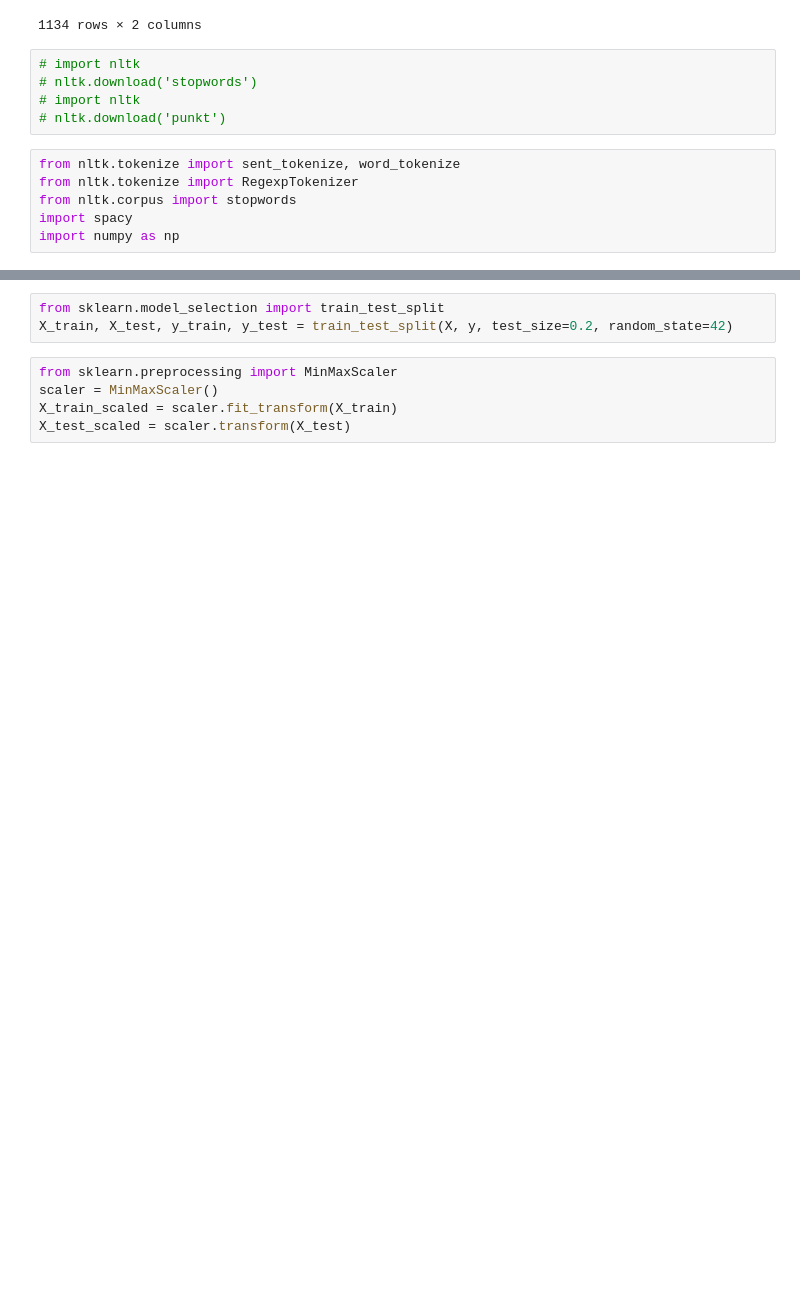
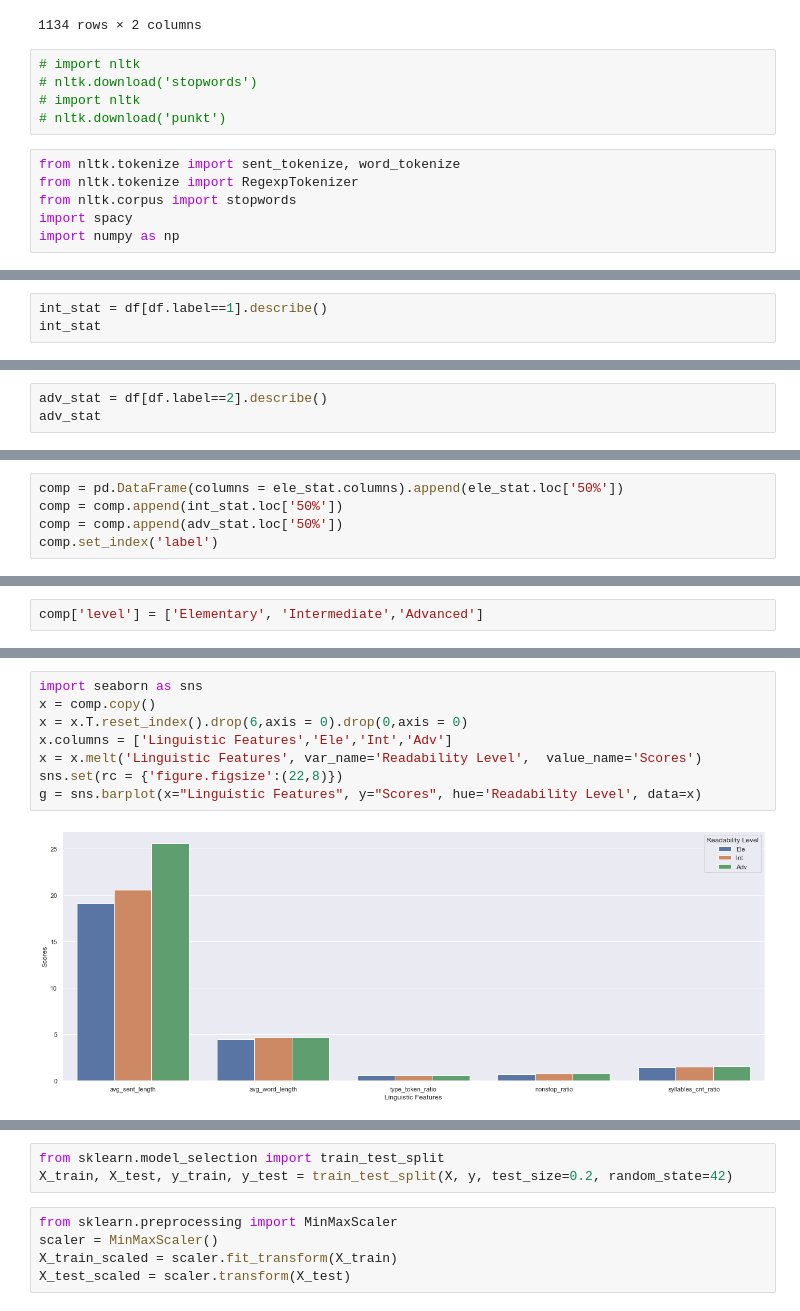
Before and after one commit to PepperinoHu/SI650-Text-Recommendation-Engine-with-Text-Readability-Filter, a Jupyter notebook: classifier/prediction_with_linguistic_features.ipynb, the cells around one changed output, grey strips where cells are left out. Cells and saved outputs as stored; diff of their text form; blank space fills up the shorter version.

```diff
--- a/classifier/prediction_with_linguistic_features.ipynb
+++ b/classifier/prediction_with_linguistic_features.ipynb
@@ -95,0 +126,3 @@ df
+# %%
+int_stat = df[df.label==1].describe()
+int_stat
@@ -95,0 +139,3 @@ df
+# %%
+adv_stat = df[df.label==2].describe()
+adv_stat
@@ -95,0 +152,5 @@ df
+# %%
+comp = pd.DataFrame(columns = ele_stat.columns).append(ele_stat.loc['50%'])
+comp = comp.append(int_stat.loc['50%'])
+comp = comp.append(adv_stat.loc['50%'])
+comp.set_index('label')
@@ -95,0 +163,2 @@ df
+# %%
+comp['level'] = ['Elementary', 'Intermediate','Advanced']
@@ -96,3 +178,13 @@ df
+# %%
+import seaborn as sns
+x = comp.copy()
+x = x.T.reset_index().drop(6,axis = 0).drop(0,axis = 0)
+x.columns = ['Linguistic Features','Ele','Int','Adv']
+x = x.melt('Linguistic Features', var_name='Readability Level',  value_name='Scores')
+sns.set(rc = {'figure.figsize':(22,8)})
+g = sns.barplot(x="Linguistic Features", y="Scores", hue='Readability Level', data=x)
+# %% [output]
+[figure, added]
 # %%
 y = df['level']
 X = df[['avg_sent_length', 'avg_word_length',
```
Also changed, not shown: parts of 13 cells of this notebook, 2 other files.
